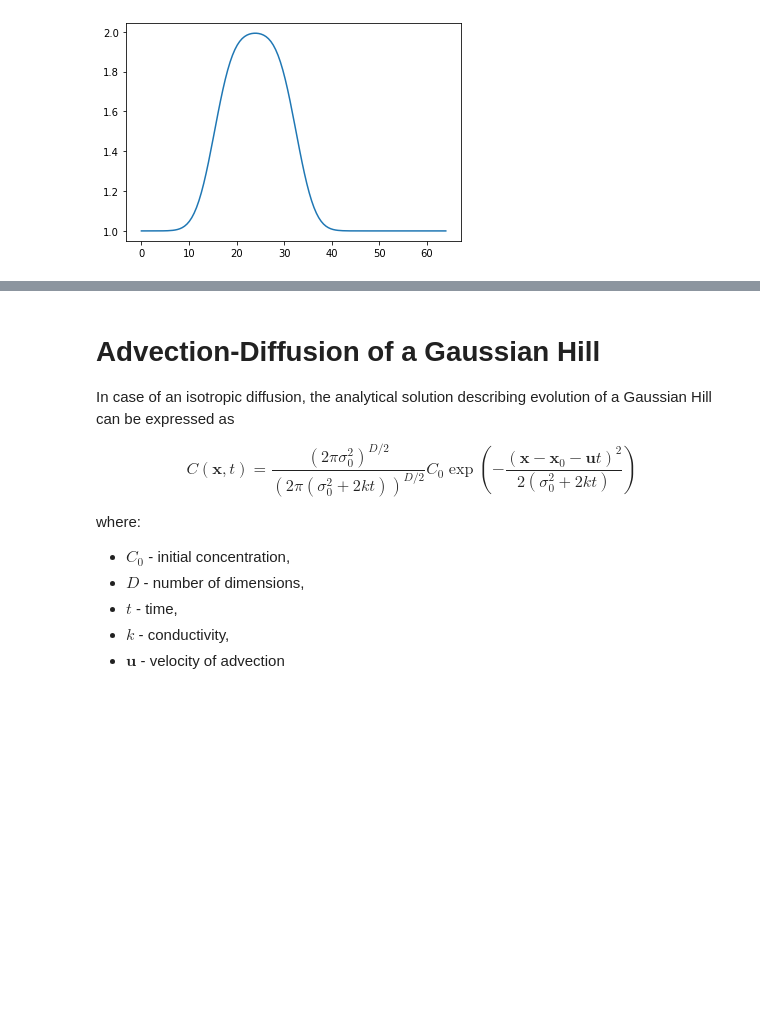
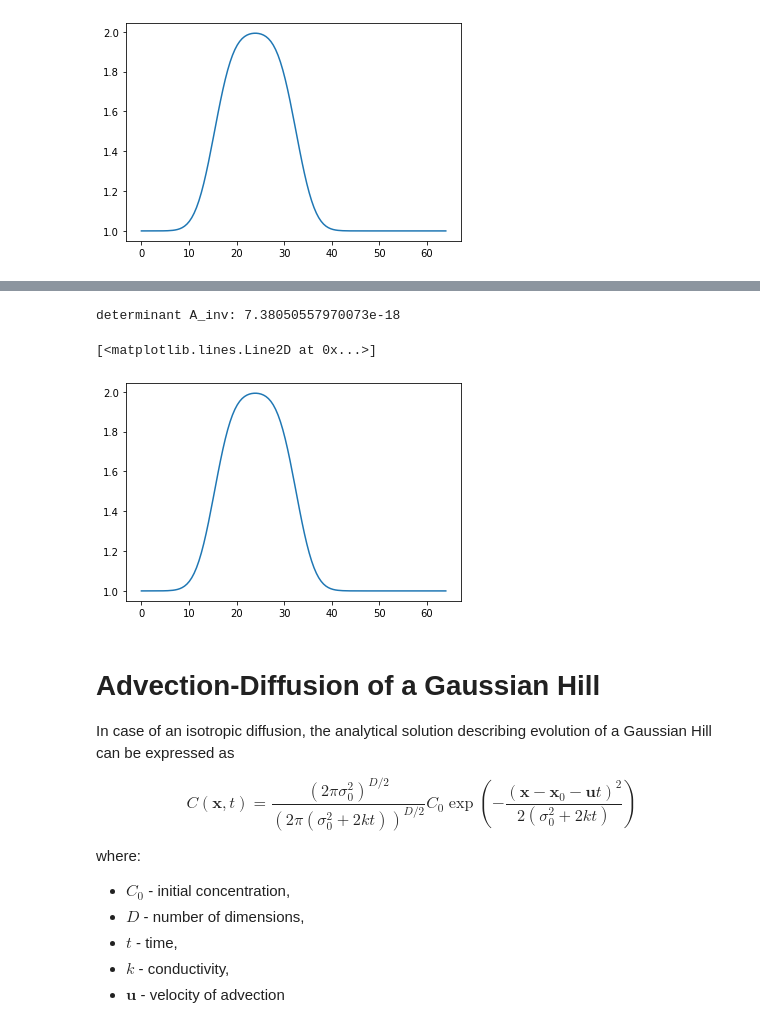
Before and after one commit to ggruszczynski/CFDPython, a Jupyter notebook: lab3_iterative_solvers_diffusion_and_laplace_eq/SOLUTION_04_Step_3.ipynb, the cells around one changed output, grey strips where cells are left out. Drawn from its saved outputs; the diff is of its cells as text; code cells hidden in the pictures; blank space fills up the shorter version.

```diff
--- a/lab3_iterative_solvers_diffusion_and_laplace_eq/SOLUTION_04_Step_3.ipynb
+++ b/lab3_iterative_solvers_diffusion_and_laplace_eq/SOLUTION_04_Step_3.ipynb
@@ -85,3 +225,45 @@ pyplot.plot(xspace, u_FD)
+# %%
+# implicit central FD
+import numpy as np
+np.set_printoptions(precision=3, suppress=True)
+un_icfd = numpy.ones(nx) #initialize a temporary array - central finite difference
+un_icfd = u_IC.copy()
+u = u_IC.copy()
+
+A = numpy.zeros((nx, nx))
+
+Beta_FD = dt * nu / (dx**2)
+# nt += 100
+last_index_in_matrix = nx -1
+# the BC  - use one sided FD
+A[0, 0] = 1-Beta_FD     # forward FD
+A[0, 1] = 2*Beta_FD     # forward FD
+A[0, 2] = -Beta_FD      # forward FD
+A[last_index_in_matrix, last_index_in_matrix-2] = -Beta_FD   # backward FD
+A[last_index_in_matrix, last_index_in_matrix-1] = 2*Beta_FD  # backward FD
+A[last_index_in_matrix, last_index_in_matrix] =  1-Beta_FD   # backward FD
+for i in range(1, last_index_in_matrix):
+    A[i, i-1] = -Beta_FD        # left of the diagonal
+    A[i, i] = 1 + 2*Beta_FD     # the diagonal
+    A[i, i+1] = -Beta_FD         # right of the diagonal
+
+A_inv = np.linalg.inv(A)
+
+print(f"determinant A_inv: {numpy.linalg.det(A_inv)}") # determinant =< 1 for stability
+
+for n in range(nt):  #loop for values of n from 0 to nt, so it will run nt times
+    un_icfd = A_inv@un_icfd
+    # alternative way of doing the same:
+    #     un_icfd = np.dot(A_inv,un_icfd)
+    #     b = un_icfd.copy()
+    #     un_icfd = np.linalg.solve(A, b) # u(t+1)
+
+pyplot.plot(xspace, un_icfd)
+# A[-4:,-4:]
+# %% [output]
+determinant A_inv: 7.38050557970073e-18
+[<matplotlib.lines.Line2D at 0x...>]
+[figure, added]
 # %% [markdown]
 # Advection-Diffusion of a Gaussian Hill
 
```
Also changed, not shown: parts of 8 cells of this notebook, 2 other files.
